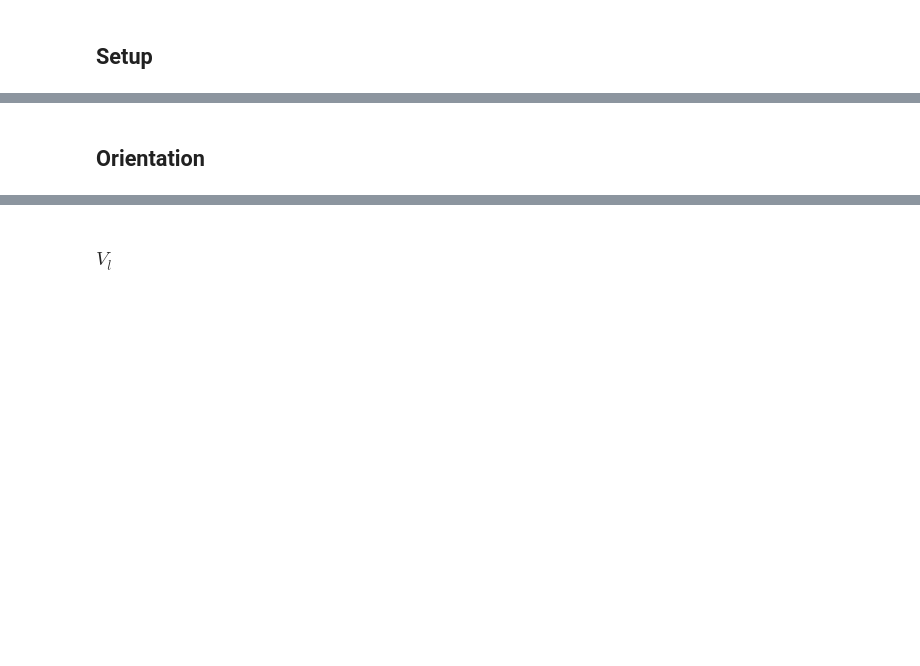
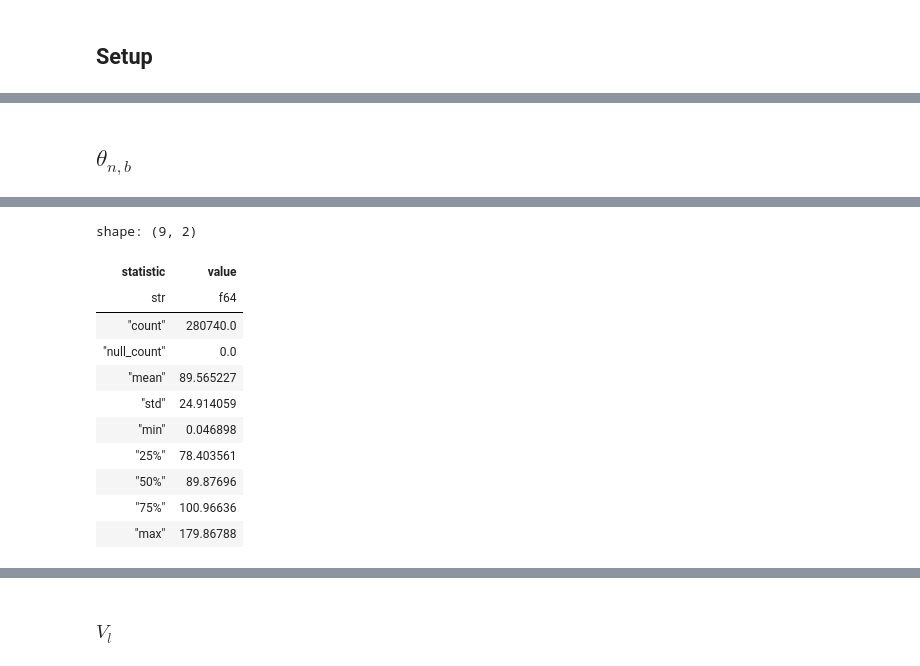
Before and after one commit to Beforerr/discontinuitypy, a Jupyter notebook: notebooks/analysis/02_orientation.ipynb, the cells around one changed output, grey strips where cells are left out. Saved outputs shown, nothing was run; the diff lists cells and outputs as text; code cells hidden in the pictures; blank space fills up the shorter version.

Commit message:
update: orientation

```diff
--- a/notebooks/analysis/02_orientation.ipynb
+++ b/notebooks/analysis/02_orientation.ipynb
@@ -49,0 +53,20 @@ Installing...
+# %%
+all_events_l1: pl.DataFrame = catalog.load("events.l1.ALL_sw_ts_1s_tau_60s").collect()
+JNO_events_l1 = all_events_l1.filter(pl.col("sat") == "JNO")
+other_events_l1 = all_events_l1.filter(pl.col("sat") != "JNO")
+all_events_l2 = all_events_l1.pipe(process_events_l2)
+
+cols = ["dB_x_norm", "dB_y_norm", "dB_z_norm"]
+
+all_events_l1 = (
+    all_events_l1.with_columns(dB=pl_norm(cols))
+    .with_columns(
+        dB_x_n2=pl.col("dB_x_norm") / pl.col("dB"),
+        dB_y_n2=pl.col("dB_y_norm") / pl.col("dB"),
+        dB_z_n2=pl.col("dB_z_norm") / pl.col("dB"),
+    )
+    .with_columns(
+        theta_dB=pl.col("dB_z_n2").arccos().degrees(),
+        phi_dB=(pl.col("dB_y_n2") / pl.col("dB_x_n2")).arctan().degrees(),
+    )
+)
@@ -63,2 +81,5 @@ all_events_l2 = all_events_l1.pipe(process_events_l2)
-# %% [markdown]
-## Orientation
+# %% [markdown]
+## $\theta_{n,b}$
+# %%
+all_events_l1['theta_n_b'].describe()
+# %% [output]
@@ -64,0 +87,12 @@ all_events_l2 = all_events_l1.pipe(process_events_l2)
+shape: (9, 2)
+| statistic | value |
+| str | f64 |
+| "count" | 280740.0 |
+| "null_count" | 0.0 |
+| "mean" | 89.565227 |
+| "std" | 24.914059 |
+| "min" | 0.046898 |
+| "25%" | 78.403561 |
+| "50%" | 89.87696 |
+| "75%" | 100.96636 |
+| "max" | 179.86788 |
```
Also changed, not shown: parts of 14 cells of this notebook, 33 other files.
